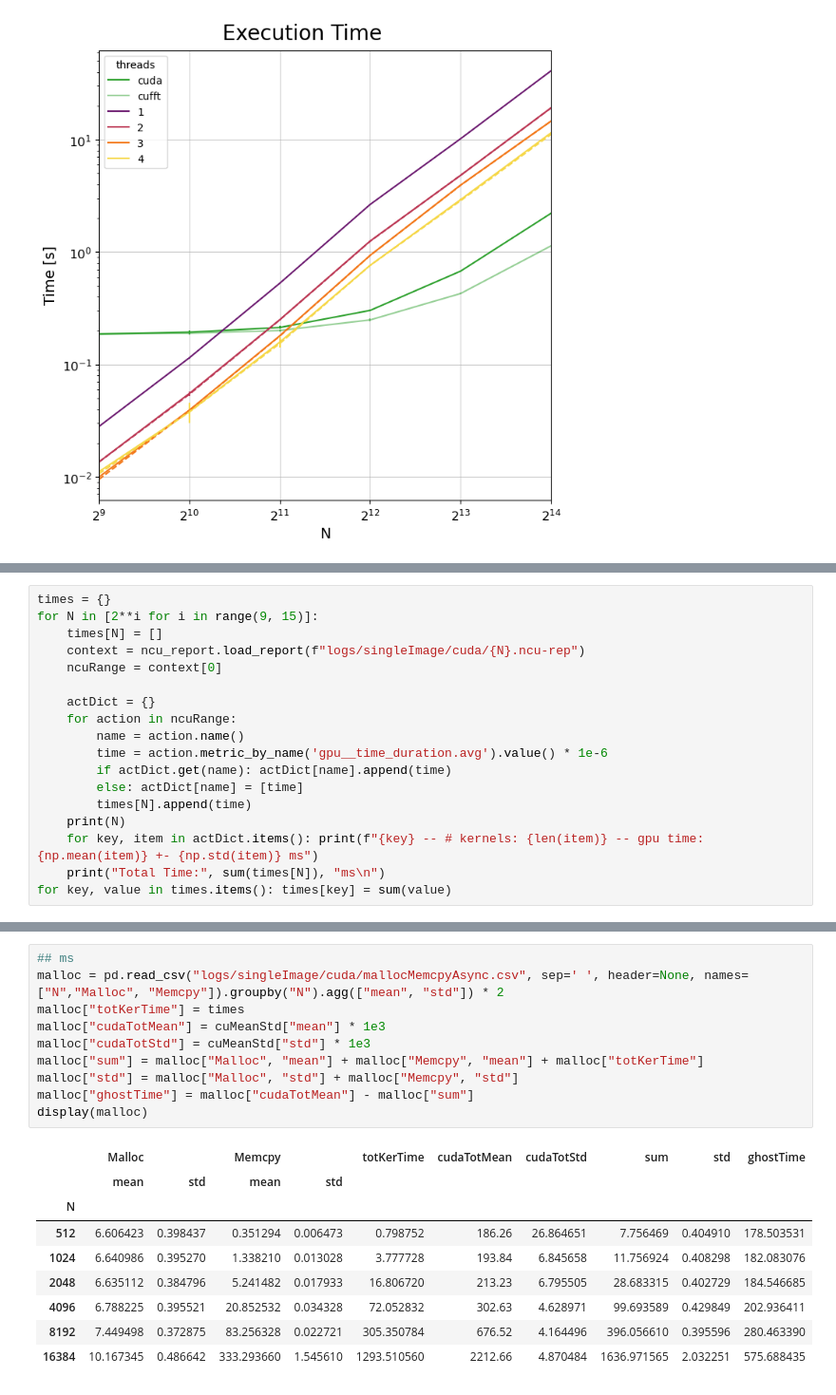
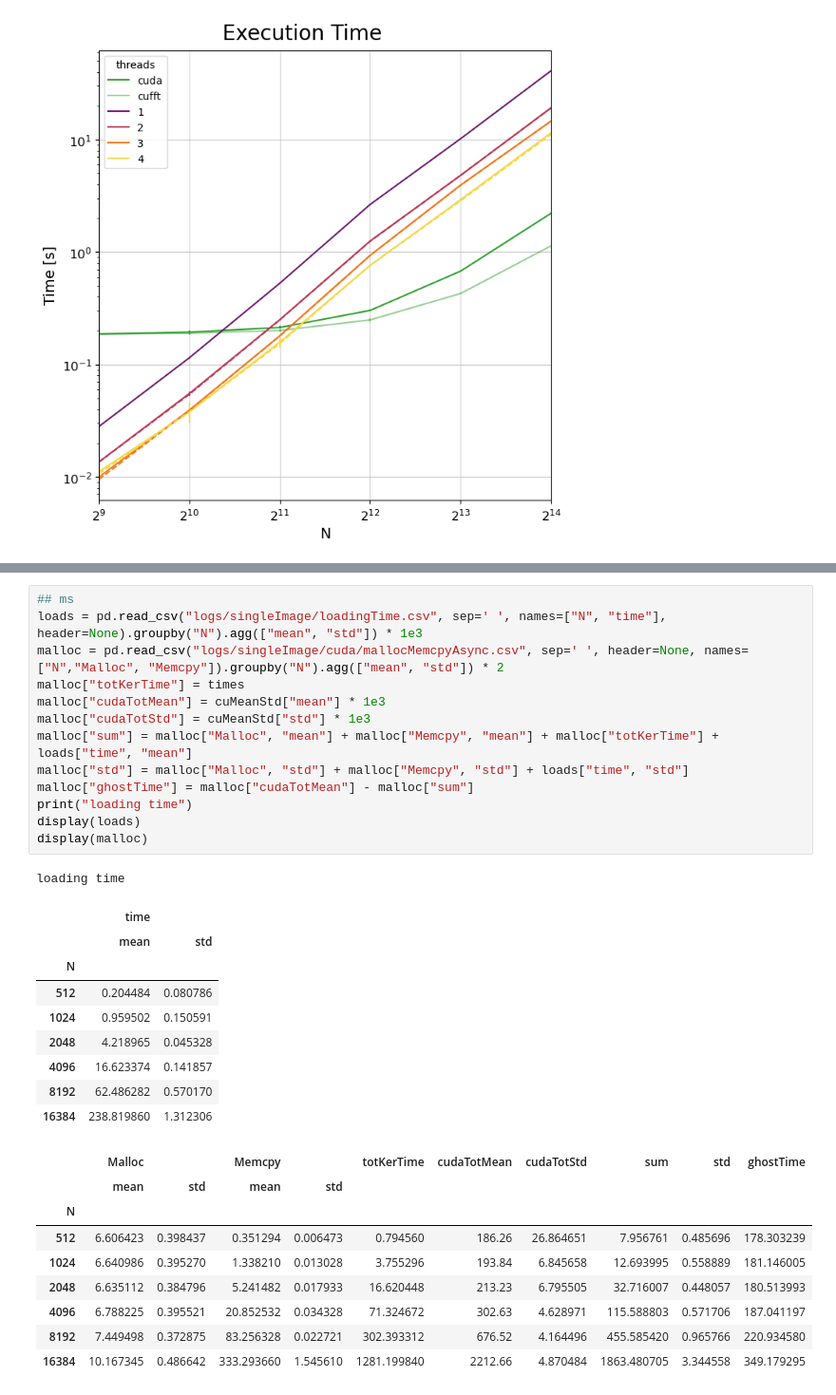
Before and after one commit to GioMai24/Speed-of-Light-FFT, a Jupyter notebook: visualization.ipynb, the cells around one changed output, grey strips where cells are left out. Shown at 95% size. Saved outputs shown, nothing was run; the diff lists cells and outputs as text.

```diff
--- a/visualization.ipynb
+++ b/visualization.ipynb
@@ -183,18 +396,0 @@ logs/multImages/cufft2Streams.csv [3.85517    0.06509854]
-# %%
-times = {}
-for N in [2**i for i in range(9, 15)]:
-    times[N] = []
-    context = ncu_report.load_report(f"logs/singleImage/cuda/{N}.ncu-rep")
-    ncuRange = context[0]
-
-    actDict = {}
-    for action in ncuRange:
-        name = action.name()
-        time = action.metric_by_name('gpu__time_duration.avg').value() * 1e-6
-        if actDict.get(name): actDict[name].append(time)
-        else: actDict[name] = [time]
-        times[N].append(time)
-    print(N)
-    for key, item in actDict.items(): print(f"{key} -- # kernels: {len(item)} -- gpu time: {np.mean(item)} +- {np.std(item)} ms")
-    print("Total Time:", sum(times[N]), "ms\n")
-for key, value in times.items(): times[key] = sum(value)
@@ -221,23 +412,36 @@ Total Time: 1293.51056 ms
 # %%
 ## ms
+loads = pd.read_csv("logs/singleImage/loadingTime.csv", sep=' ', names=["N", "time"], header=None).groupby("N").agg(["mean", "std"]) * 1e3
 malloc = pd.read_csv("logs/singleImage/cuda/mallocMemcpyAsync.csv", sep=' ', header=None, names=["N","Malloc", "Memcpy"]).groupby("N").agg(["mean", "std"]) * 2
 malloc["totKerTime"] = times
 malloc["cudaTotMean"] = cuMeanStd["mean"] * 1e3
 malloc["cudaTotStd"] = cuMeanStd["std"] * 1e3
-malloc["sum"] = malloc["Malloc", "mean"] + malloc["Memcpy", "mean"] + malloc["totKerTime"]
-malloc["std"] = malloc["Malloc", "std"] + malloc["Memcpy", "std"]
+malloc["sum"] = malloc["Malloc", "mean"] + malloc["Memcpy", "mean"] + malloc["totKerTime"] + loads["time", "mean"]
+malloc["std"] = malloc["Malloc", "std"] + malloc["Memcpy", "std"] + loads["time", "std"]
 malloc["ghostTime"] = malloc["cudaTotMean"] - malloc["sum"]
+print("loading time")
+display(loads)
 display(malloc)
 # %% [output]
+loading time
-|  | Malloc |  | Memcpy |  | totKerTime | cudaTotMean | cudaTotStd | sum | std | ghostTime |
-|  | mean | std | mean | std |  |  |  |  |  |  |
-| N |  |  |  |  |  |  |  |  |  |  |
-| 512 | 6.606423 | 0.398437 | 0.351294 | 0.006473 | 0.798752 | 186.26 | 26.864651 | 7.756469 | 0.404910 | 178.503531 |
-| 1024 | 6.640986 | 0.395270 | 1.338210 | 0.013028 | 3.777728 | 193.84 | 6.845658 | 11.756924 | 0.408298 | 182.083076 |
-| 2048 | 6.635112 | 0.384796 | 5.241482 | 0.017933 | 16.806720 | 213.23 | 6.795505 | 28.683315 | 0.402729 | 184.546685 |
-| 4096 | 6.788225 | 0.395521 | 20.852532 | 0.034328 | 72.052832 | 302.63 | 4.628971 | 99.693589 | 0.429849 | 202.936411 |
-| 8192 | 7.449498 | 0.372875 | 83.256328 | 0.022721 | 305.350784 | 676.52 | 4.164496 | 396.056610 | 0.395596 | 280.463390 |
-| 16384 | 10.167345 | 0.486642 | 333.293660 | 1.545610 | 1293.510560 | 2212.66 | 4.870484 | 1636.971565 | 2.032251 | 575.688435 |
+|  | time |  |
+|  | mean | std |
+| N |  |  |
+| 512 | 0.204484 | 0.080786 |
+| 1024 | 0.959502 | 0.150591 |
+| 2048 | 4.218965 | 0.045328 |
+| 4096 | 16.623374 | 0.141857 |
+| 8192 | 62.486282 | 0.570170 |
+| 16384 | 238.819860 | 1.312306 |
+|  | Malloc |  | Memcpy |  | totKerTime | cudaTotMean | cudaTotStd | sum | std | ghostTime |
+|  | mean | std | mean | std |  |  |  |  |  |  |
+| N |  |  |  |  |  |  |  |  |  |  |
+| 512 | 6.606423 | 0.398437 | 0.351294 | 0.006473 | 0.794560 | 186.26 | 26.864651 | 7.956761 | 0.485696 | 178.303239 |
+| 1024 | 6.640986 | 0.395270 | 1.338210 | 0.013028 | 3.755296 | 193.84 | 6.845658 | 12.693995 | 0.558889 | 181.146005 |
+| 2048 | 6.635112 | 0.384796 | 5.241482 | 0.017933 | 16.620448 | 213.23 | 6.795505 | 32.716007 | 0.448057 | 180.513993 |
+| 4096 | 6.788225 | 0.395521 | 20.852532 | 0.034328 | 71.324672 | 302.63 | 4.628971 | 115.588803 | 0.571706 | 187.041197 |
+| 8192 | 7.449498 | 0.372875 | 83.256328 | 0.022721 | 302.393312 | 676.52 | 4.164496 | 455.585420 | 0.965766 | 220.934580 |
+| 16384 | 10.167345 | 0.486642 | 333.293660 | 1.545610 | 1281.199840 | 2212.66 | 4.870484 | 1863.480705 | 3.344558 | 349.179295 |
 # %%
 wdir = Path("logs/singleImage/")
 pdNames = ["N", "real", "user", "sys"]
```
Also changed, not shown: parts of 53 cells of this notebook, 2 other files.
